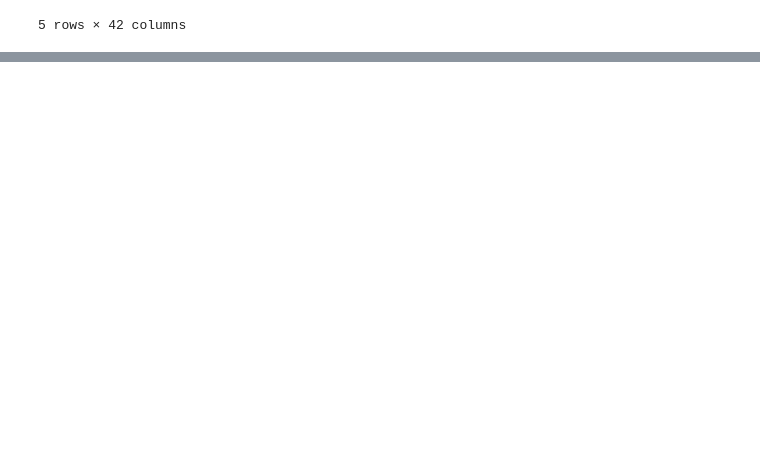
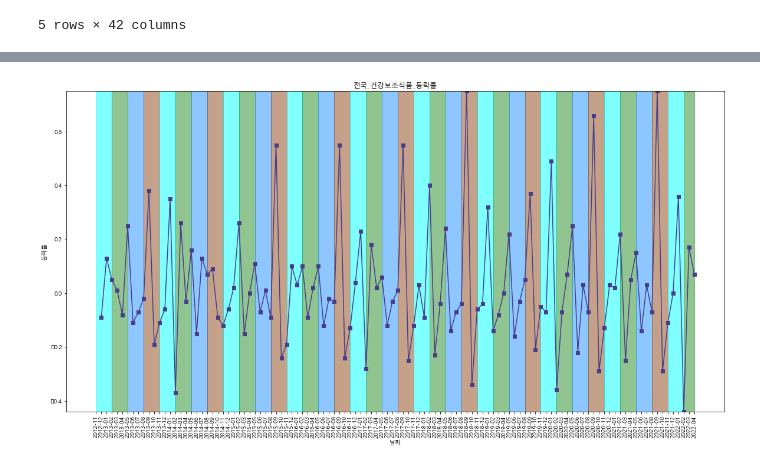
Before and after one commit to KJH3024/test, a Jupyter notebook: 프로젝트1/전국 신용카드.ipynb, the cells around one changed output, grey strips where cells are left out. Cells and saved outputs as stored; diff of their text form; code cells hidden in the pictures; blank space fills up the shorter version.

```diff
--- a/프로젝트1/전국 신용카드.ipynb
+++ b/프로젝트1/전국 신용카드.ipynb
@@ -120,0 +199,6 @@ KeyError: "['전국_건강보조식품'] not in index"
+# %%
+df1_he = pd.DataFrame()
+
+df1_he = df1[['날짜','전국_건강보조식품_등락률','전국_의료/보건_등락률','전국_종합병원_등락률','전국_일반병의원/기타의료기관_등락률']]
+df1_he['cpi_등락률'] = cpi_df['cpi_등락률']
+df1_he
@@ -120,0 +245,3 @@ KeyError: "['전국_건강보조식품'] not in index"
+# %%
+# str 타입이 아니면 함수를 적용 못하기 때문에 데이터 타입 변경
+df1_he["날짜"] = df1_he["날짜"].astype(str)
@@ -120,0 +254,4 @@ KeyError: "['전국_건강보조식품'] not in index"
+# %%
+# 계졀 나누는 함수 적용
+df1_he["계절"] = df1_he["날짜"].apply(seasons)
+df1_he.head()
@@ -120,0 +270,6 @@ KeyError: "['전국_건강보조식품'] not in index"
+# %%
+# 날짜로 형변환 후 인덱스로 설정
+
+df1_he["날짜"] = pd.to_datetime(df1_he["날짜"], format="%Y-%m")
+df1_he["날짜"] = df1_he["날짜"].dt.strftime('%Y-%m')
+df1_he.set_index("날짜", inplace=True)
@@ -120,0 +287,63 @@ KeyError: "['전국_건강보조식품'] not in index"
+# %%
+
+import matplotlib.pyplot as plt
+
+plt.rcParams["font.family"] = "Malgun Gothic"
+
+plt.figure(figsize=(20,10))
+plt.xticks(rotation=90)
+
+x = df1_he.index
+y = df1_he["전국_건강보조식품_등락률"]
+
+ymin, ymax = plt.ylim([df1_he["전국_건강보조식품_등락률"].min(), df1_he["전국_건강보조식품_등락률"].max()])
+
+plt.fill_between(x[0:4], ymin, ymax, color='cyan', alpha=0.5)
+plt.fill_between(x[3:7], ymin, ymax, color='forestgreen', alpha=0.5)
+plt.fill_between(x[6:10], ymin, ymax, color='dodgerblue', alpha=0.5)
+plt.fill_between(x[9:13], ymin, ymax, color='saddlebrown', alpha=0.5)
+plt.fill_between(x[12:16], ymin, ymax, color='cyan', alpha=0.5)
+plt.fill_between(x[15:19], ymin, ymax, color='forestgreen', alpha=0.5)
+plt.fill_between(x[18:22], ymin, ymax, color='dodgerblue', alpha=0.5)
+plt.fill_between(x[21:25], ymin, ymax, color='saddlebrown', alpha=0.5)
+plt.fill_between(x[24:28], ymin, ymax, color='cyan', alpha=0.5)
+plt.fill_between(x[27:31], ymin, ymax, color='forestgreen', alpha=0.5)
+plt.fill_between(x[30:34], ymin, ymax, color='dodgerblue', alpha=0.5)
+plt.fill_between(x[33:37], ymin, ymax, color='saddlebrown', alpha=0.5)
+plt.fill_between(x[36:40], ymin, ymax, color='cyan', alpha=0.5)
+plt.fill_between(x[39:43], ymin, ymax, color='forestgreen', alpha=0.5)
+plt.fill_between(x[42:46], ymin, ymax, color='dodgerblue', alpha=0.5)
+plt.fill_between(x[45:49], ymin, ymax, color='saddlebrown', alpha=0.5)
+plt.fill_between(x[48:52], ymin, ymax, color='cyan', alpha=0.5)
+plt.fill_between(x[51:55], ymin, ymax, color='forestgreen', alpha=0.5)
+plt.fill_between(x[54:58], ymin, ymax, color='dodgerblue', alpha=0.5)
+plt.fill_between(x[57:61], ymin, ymax, color='saddlebrown', alpha=0.5)
+plt.fill_between(x[60:64], ymin, ymax, color='cyan', alpha=0.5)
+plt.fill_between(x[63:67], ymin, ymax, color='forestgreen', alpha=0.5)
+plt.fill_between(x[66:70], ymin, ymax, color='dodgerblue', alpha=0.5)
+plt.fill_between(x[69:73], ymin, ymax, color='saddlebrown', alpha=0.5)
+plt.fill_between(x[72:76], ymin, ymax, color='cyan', alpha=0.5)
+plt.fill_between(x[75:79], ymin, ymax, color='forestgreen', alpha=0.5)
+plt.fill_between(x[78:82], ymin, ymax, color='dodgerblue', alpha=0.5)
+plt.fill_between(x[81:85], ymin, ymax, color='saddlebrown', alpha=0.5)
+plt.fill_between(x[84:88], ymin, ymax, color='cyan', alpha=0.5)
+plt.fill_between(x[87:91], ymin, ymax, color='forestgreen', alpha=0.5)
+plt.fill_between(x[90:94], ymin, ymax, color='dodgerblue', alpha=0.5)
+plt.fill_between(x[93:97], ymin, ymax, color='saddlebrown', alpha=0.5)
+plt.fill_between(x[96:100], ymin, ymax, color='cyan', alpha=0.5)
+plt.fill_between(x[99:103], ymin, ymax, color='forestgreen', alpha=0.5)
+plt.fill_between(x[102:106], ymin, ymax, color='dodgerblue', alpha=0.5)
+plt.fill_between(x[105:109], ymin, ymax, color='saddlebrown', alpha=0.5)
+plt.fill_between(x[108:112], ymin, ymax, color='cyan', alpha=0.5)
+plt.fill_between(x[111:115], ymin, ymax, color='forestgreen', alpha=0.5)
+plt.fill_between(x[114:118], ymin, ymax, color='dodgerblue', alpha=0.5)
+plt.fill_between(x[117:], ymin, ymax, color='saddlebrown', alpha=0.5)
+
+plt.plot(df1_he["전국_건강보조식품_등락률"], color='darkslateblue',marker='s')
+
+plt.title("전국_건강보조식품_등락률")
+plt.xlabel("날짜")
+plt.ylabel("등락률")
+plt.show()
+# %% [output]
+[figure, added]
```
Also changed, not shown: parts of 24 cells of this notebook.
